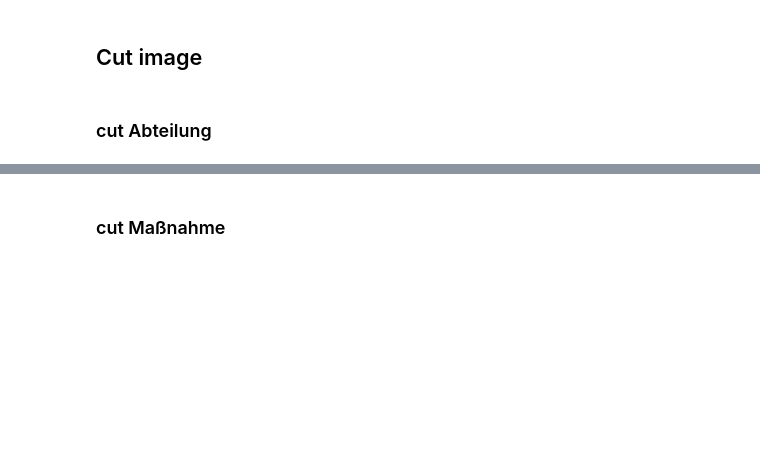
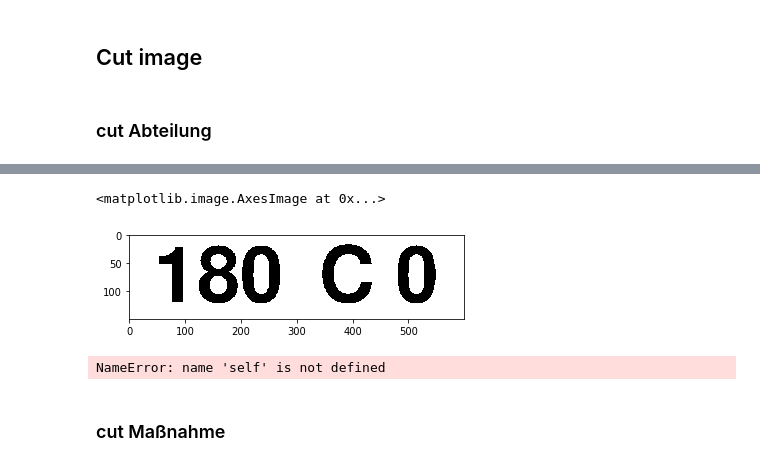
Before and after one commit to satlawa/obf_autax, a Jupyter notebook: ocr/test_ocr.ipynb, the cells around one changed output, grey strips where cells are left out. Saved outputs shown, nothing was run; the diff lists cells and outputs as text; code cells hidden in the pictures; blank space fills up the shorter version.

```diff
--- a/ocr/test_ocr.ipynb
+++ b/ocr/test_ocr.ipynb
@@ -266,3 +276,14 @@ plt.show()
+# %%
+ret, img_thr = cv2.threshold(gray, 90, 255, cv2.THRESH_BINARY)
+# %%
+plt.imshow(img_thr,'gray')
+# %% [output]
+<matplotlib.image.AxesImage at 0x...>
+[figure, added]
+# %%
+text = .ocr(gray)
+# %% [output]
+NameError: name 'self' is not defined
 # %% [markdown]
 ### cut Maßnahme
 # %%
```
Also changed, not shown: parts of 2 cells of this notebook, 1 other file.
